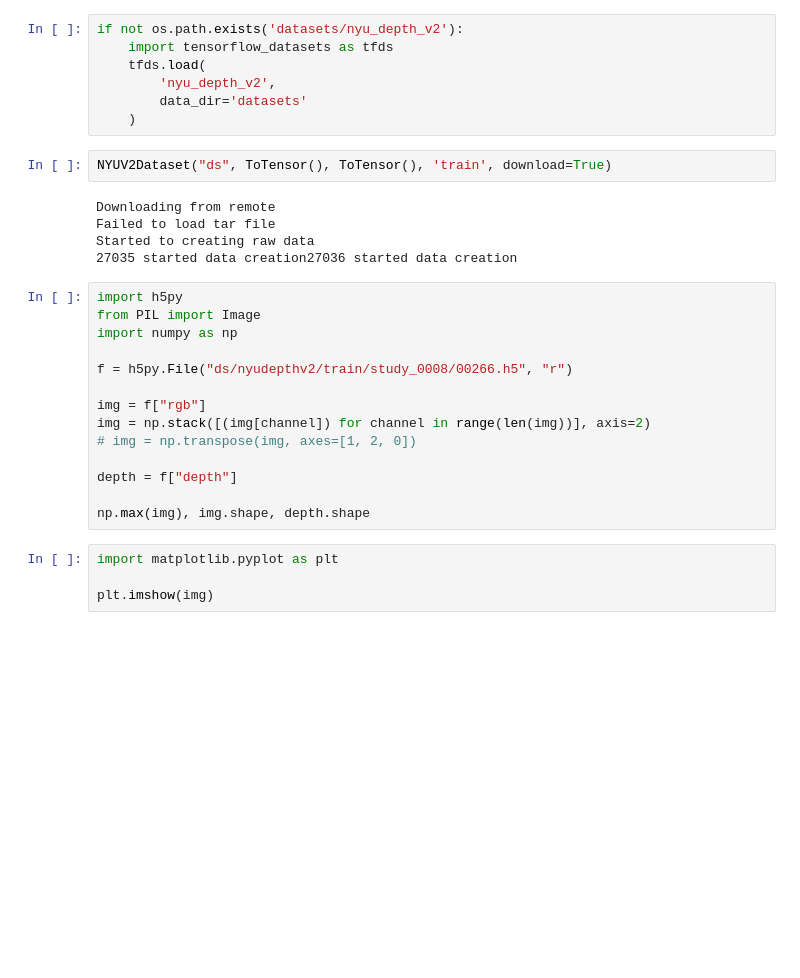
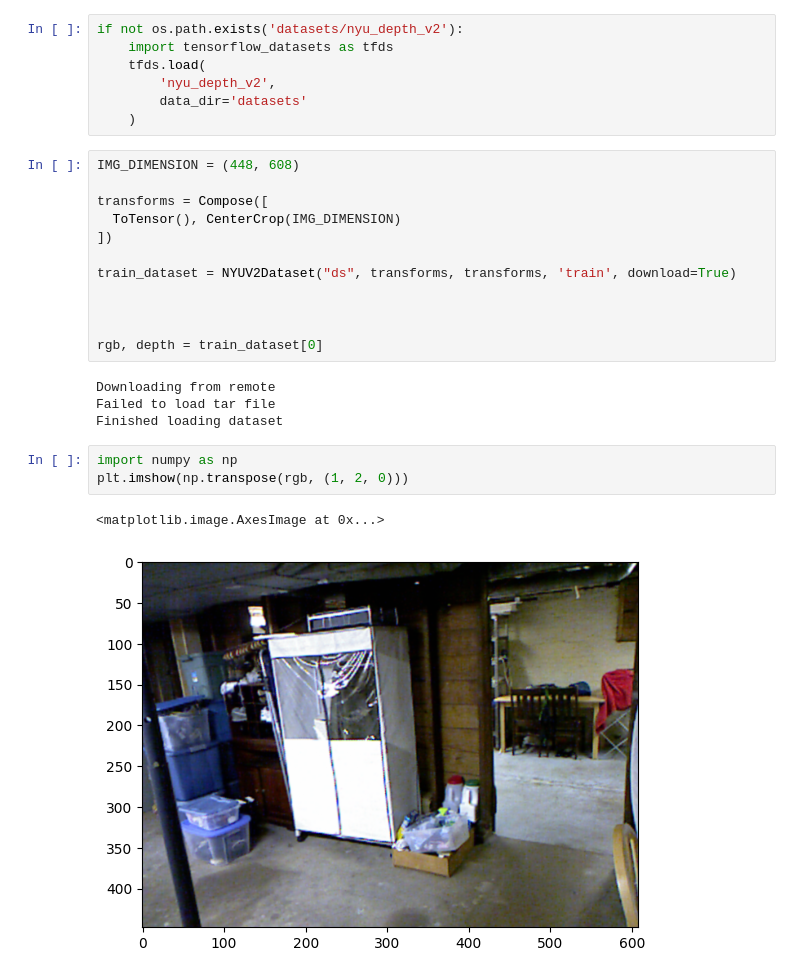
Before and after one commit to pyretttt/pure_depth, a Jupyter notebook: eda.ipynb, the cells around one changed output. Cells and saved outputs as stored; diff of their text form; blank space fills up the shorter version.

Commit message:
finish file loading

```diff
--- a/eda.ipynb
+++ b/eda.ipynb
@@ -26,28 +27,25 @@ if not os.path.exists('datasets/nyu_depth_v2'):
         'nyu_depth_v2',
         data_dir='datasets'
     )
-# %%
-NYUV2Dataset("ds", ToTensor(), ToTensor(), 'train', download=True)
-# %% [output]
-Downloading from remote
-Failed to load tar file
-Started to creating raw data
-27035 started data creation27036 started data creation
-# %%
-import h5py
-from PIL import Image
-import numpy as np
-
-f = h5py.File("ds/nyudepthv2/train/study_0008/00266.h5", "r")
-
-img = f["rgb"]
-img = np.stack([(img[channel]) for channel in range(len(img))], axis=2)
-# img = np.transpose(img, axes=[1, 2, 0])
-
-depth = f["depth"]
-
-np.max(img), img.shape, depth.shape
-# %%
-import matplotlib.pyplot as plt
-
-plt.imshow(img)
+# %%
+IMG_DIMENSION = (448, 608)
+
+transforms = Compose([
+  ToTensor(), CenterCrop(IMG_DIMENSION)
+])
+
+train_dataset = NYUV2Dataset("ds", transforms, transforms, 'train', download=True)
+
+
+
+rgb, depth = train_dataset[0]
+# %% [output]
+Downloading from remote
+Failed to load tar file
+Finished loading dataset
+# %%
+import numpy as np
+plt.imshow(np.transpose(rgb, (1, 2, 0)))
+# %% [output]
+<matplotlib.image.AxesImage at 0x...>
+[figure, added]
```
Also changed, not shown: parts of 2 cells of this notebook, 1 other file.
